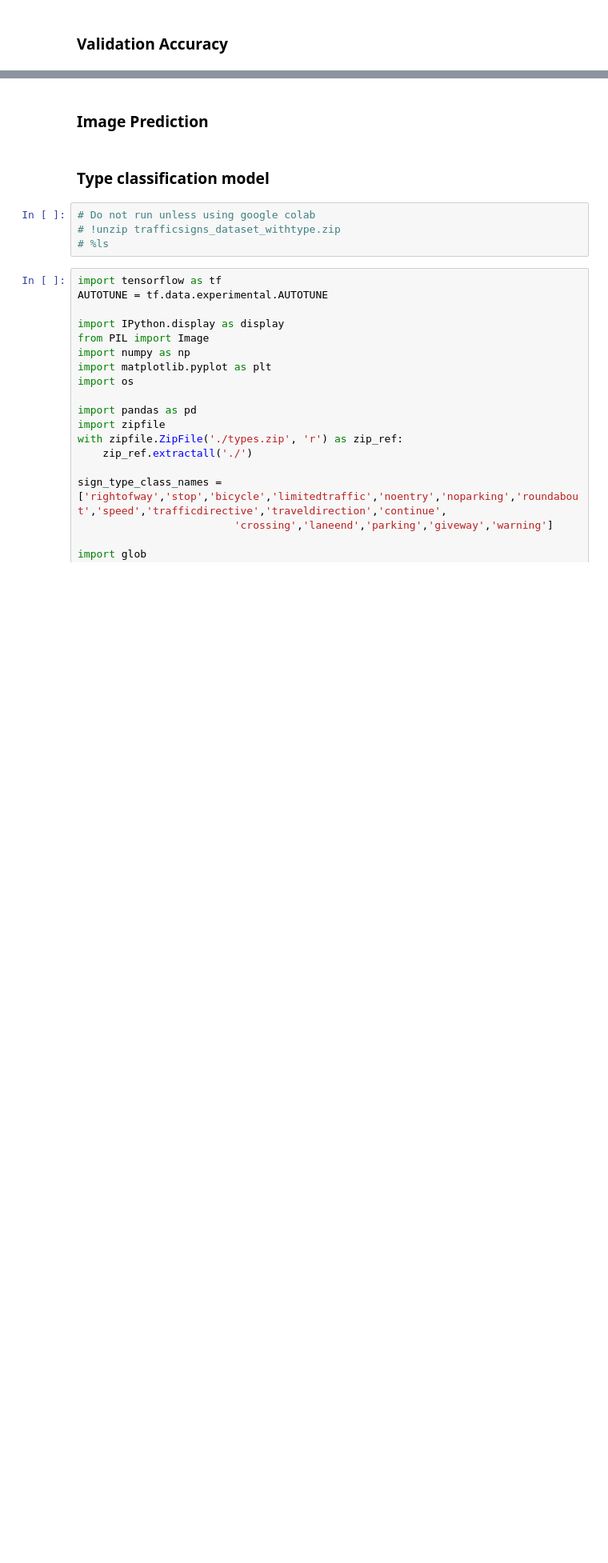
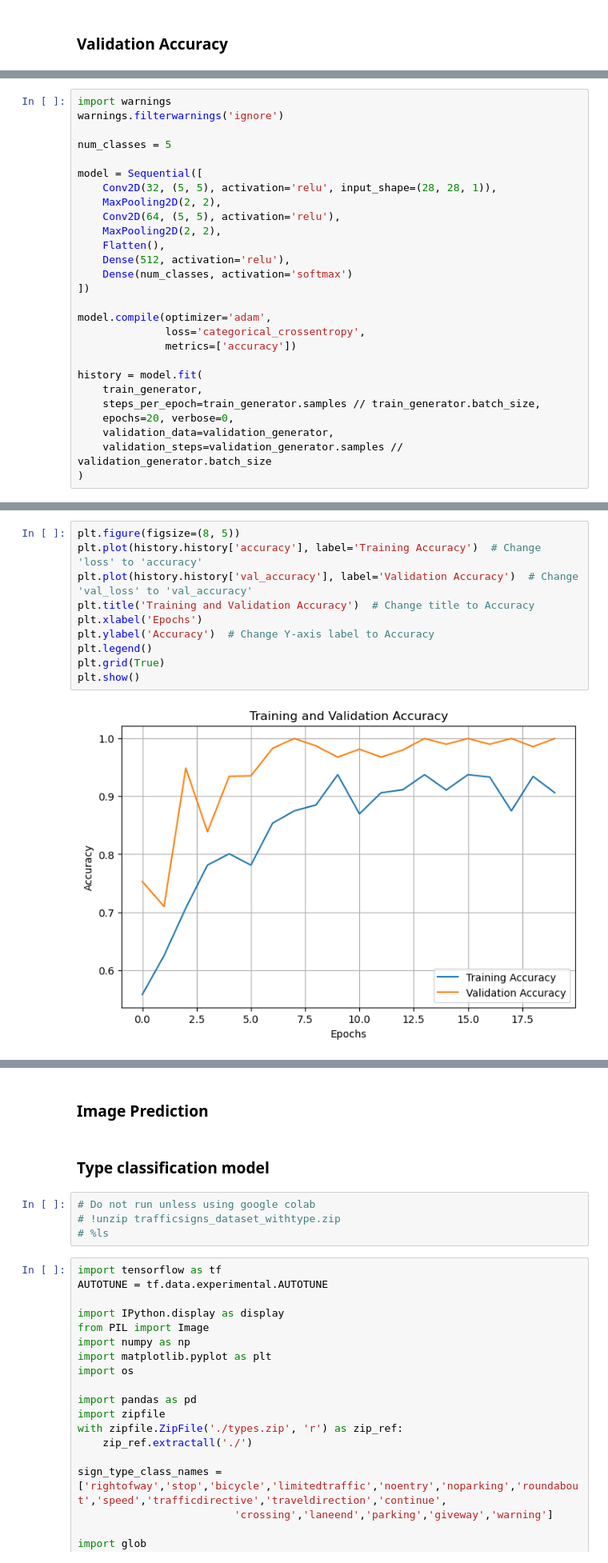
Before and after one commit to dotnetrundmc/roadtrafficsigns, a Jupyter notebook: trafficsigns.ipynb, the cells around one changed output, grey strips where cells are left out. Shown: that part at 80% size. Cells and saved outputs as stored; diff of their text form; blank space fills up the shorter version.

```diff
--- a/trafficsigns.ipynb
+++ b/trafficsigns.ipynb
@@ -188,0 +339,27 @@ model.evaluate(validation_generator)
+# %%
+import warnings
+warnings.filterwarnings('ignore')
+
+num_classes = 5
+
+model = Sequential([
+    Conv2D(32, (5, 5), activation='relu', input_shape=(28, 28, 1)),
+    MaxPooling2D(2, 2),
+    Conv2D(64, (5, 5), activation='relu'),
+    MaxPooling2D(2, 2),
+    Flatten(),
+    Dense(512, activation='relu'),
+    Dense(num_classes, activation='softmax')
+])
+
+model.compile(optimizer='adam',
+              loss='categorical_crossentropy',
+              metrics=['accuracy'])
+
+history = model.fit(
+    train_generator,
+    steps_per_epoch=train_generator.samples // train_generator.batch_size,
+    epochs=20, verbose=0,
+    validation_data=validation_generator,
+    validation_steps=validation_generator.samples // validation_generator.batch_size
+)
@@ -188,0 +398,12 @@ model.evaluate(validation_generator)
+# %%
+plt.figure(figsize=(8, 5))
+plt.plot(history.history['accuracy'], label='Training Accuracy')  # Change 'loss' to 'accuracy'
+plt.plot(history.history['val_accuracy'], label='Validation Accuracy')  # Change 'val_loss' to 'val_accuracy'
+plt.title('Training and Validation Accuracy')  # Change title to Accuracy
+plt.xlabel('Epochs')
+plt.ylabel('Accuracy')  # Change Y-axis label to Accuracy
+plt.legend()
+plt.grid(True)
+plt.show()
+# %% [output]
+[figure, added]
```
Also changed, not shown: parts of 23 cells of this notebook.
